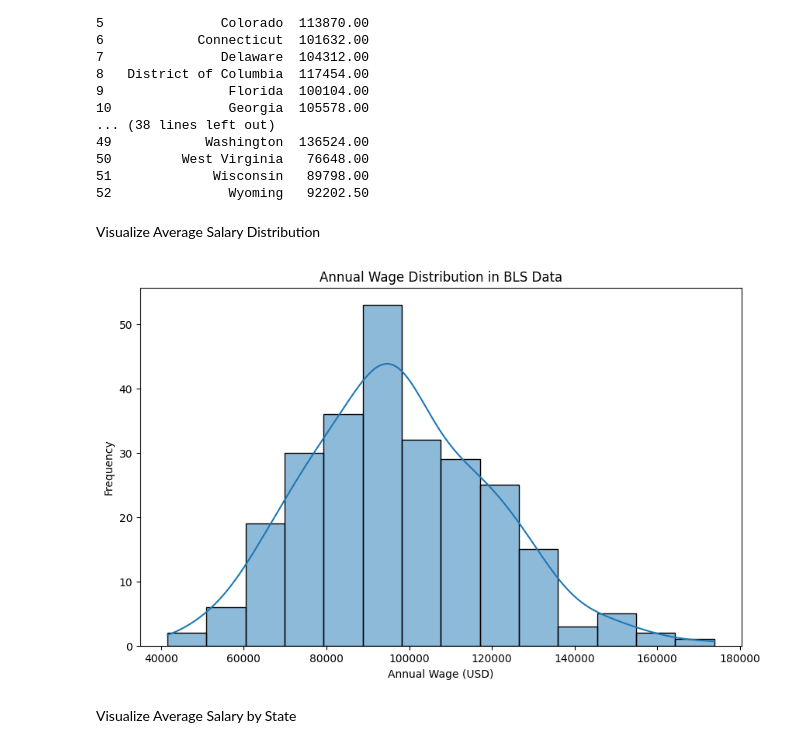
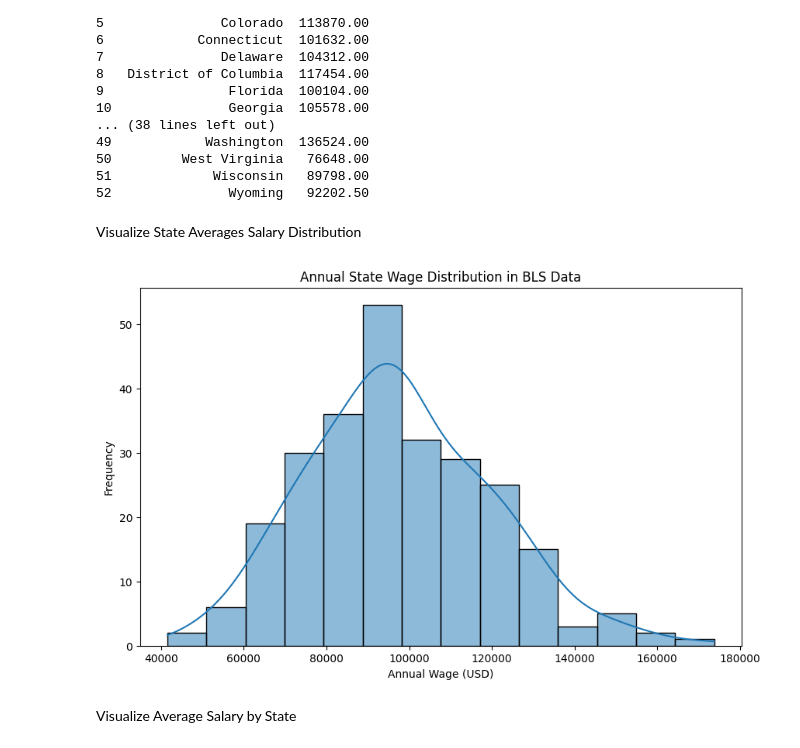
Before and after one commit to tfmontague/developer-salary-capstone, a Jupyter notebook: data_exploration.ipynb, the cells around one changed output. Saved outputs shown, nothing was run; the diff lists cells and outputs as text; code cells hidden in the pictures.

```diff
--- a/data_exploration.ipynb
+++ b/data_exploration.ipynb
@@ -181,16 +199,16 @@ print(state_salary)
 51             Wisconsin   89798.00
 52               Wyoming   92202.50
 # %% [markdown]
-Visualize Average Salary Distribution
+Visualize State Averages Salary Distribution
 # %%
 plt.figure(figsize=(10, 6))
 sns.histplot(bls_df['AvgSalary'], kde=True)
-plt.title("Annual Wage Distribution in BLS Data")
+plt.title("Annual State Wage Distribution in BLS Data")
 plt.xlabel("Annual Wage (USD)")
 plt.ylabel("Frequency")
 plt.show()
 # %% [output]
-[figure, old version]
+[figure, new version]
 # %% [markdown]
 Visualize Average Salary by State
 # %%
```
Also changed, not shown: parts of 3 cells of this notebook, 7 other files.
